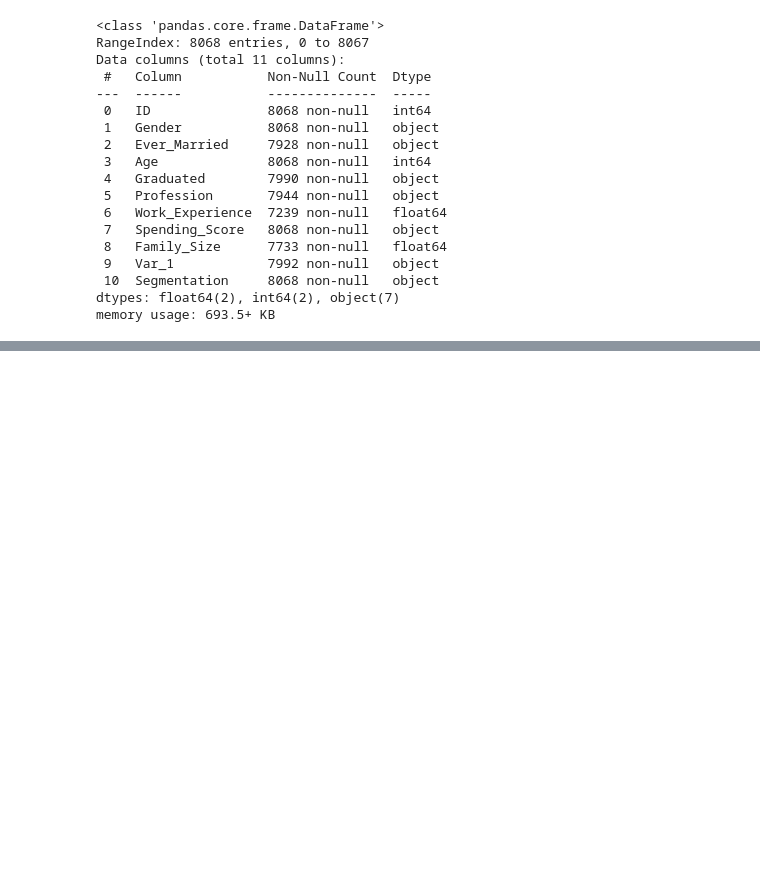
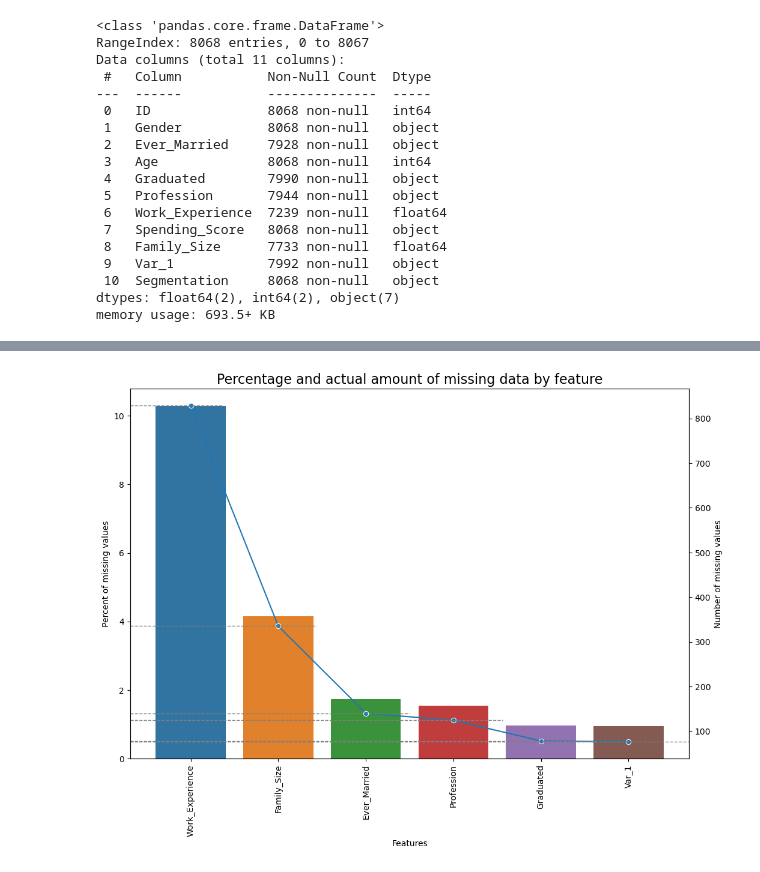
Before and after one commit to KonstantinosTsoumas/new-market-customer-segmentation, a Jupyter notebook: notebooks/exploration.ipynb, the cells around one changed output, grey strips where cells are left out. Cells and saved outputs as stored; diff of their text form; code cells hidden in the pictures; blank space fills up the shorter version.

```diff
--- a/notebooks/exploration.ipynb
+++ b/notebooks/exploration.ipynb
@@ -34,3 +198,35 @@ import matplotlib.pyplot as plt
+# %%
+def plot_missing_data_detailed(df):
+    # Calculate the percentage and actual amount of missing values in each column
+    all_data_na = df.isnull().sum().sort_values(ascending=False)
+    all_data_na_percent = (all_data_na / len(df)) * 100
+
+    # Keep only the columns with missing values and sort them in descending order
+    missing_data = pd.concat([all_data_na, all_data_na_percent], axis=1, keys=['Missing Values', 'Missing Ratio (%)'])
+    missing_data = missing_data[missing_data['Missing Ratio (%)'] > 0]
+
+    # Set the plot size and axis rotation
+    plt.figure(figsize=(12, 8))
+    plt.xticks(rotation=90)
+
+    # Plot the bar chart for the percentage of missing data
+    ax = sns.barplot(x=missing_data.index, y='Missing Ratio (%)', data=missing_data)
+
+    # Set the labels and title
+    ax.set(xlabel='Features', ylabel='Percent of missing values')
+    ax.set_title('Percentage and actual amount of missing data by feature', fontsize=16)
+
+    # Add a second y-axis for the actual amount of missing data
+    ax2 = ax.twinx()
+    ax2.set_ylabel('Number of missing values', rotation=90)
+    sns.lineplot(x=missing_data.index, y='Missing Values', data=missing_data, sort=False, ax=ax2, marker='o')
+
+    # Add grid lines to connect the points on the line plot to the bars on the bar plot
+    for i, val in enumerate(missing_data['Missing Values']):
+        ax2.axhline(y=val, xmin=0, xmax=(i+1)/len(missing_data), color='grey', linestyle='--', lw=1)
+
+    # Display the plot
+    plt.show()
 # %%
 #Import data
 df_train = pd.read_csv("../input/Train.csv")
@@ -74,0 +292,5 @@ memory usage: 693.5+ KB
+# %%
+#Plot missing data frequency per column
+plot_missing_data_detailed(df_train)
+# %% [output]
+[figure, added]
```
Also changed, not shown: parts of 33 cells of this notebook.
